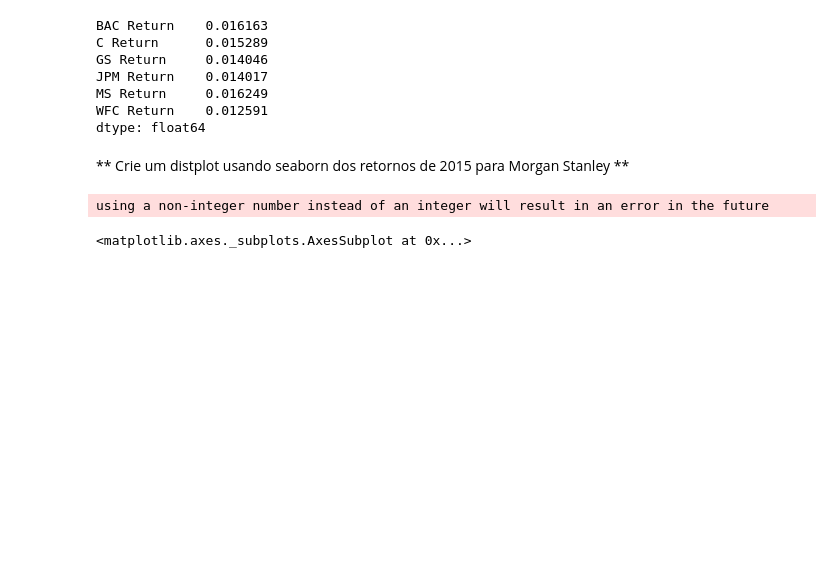
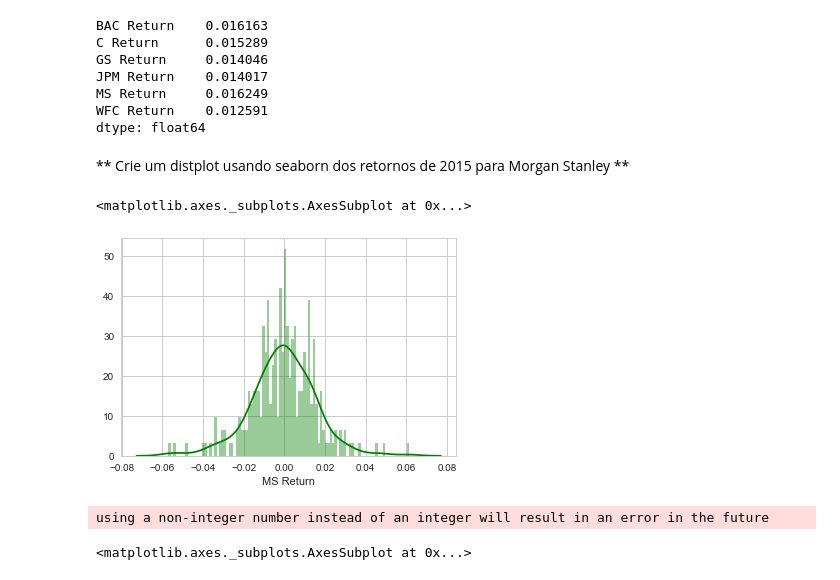
Before and after one commit to jonatasleon/data-science-py, a Jupyter notebook: apostilas/4. Projetos de dados/Projeto de dados de finanças.ipynb, the cells around one changed output. Drawn from its saved outputs; the diff is of its cells as text; code cells hidden in the pictures; blank space fills up the shorter version.

```diff
--- a/apostilas/4. Projetos de dados/Projeto de dados de finanças.ipynb
+++ b/apostilas/4. Projetos de dados/Projeto de dados de finanças.ipynb
@@ -313,6 +333,11 @@ WFC Return    0.012591
 dtype: float64
 # %% [markdown]
 ** Crie um distplot usando seaborn dos retornos de 2015 para Morgan Stanley **
+# %%
+sns.distplot(returns.loc['2015-01-01':'2015-12-31']['MS Return'], bins=100, color='g')
+# %% [output]
+<matplotlib.axes._subplots.AxesSubplot at 0x...>
+[figure, added]
 # %%
 # %% [output]
 using a non-integer number instead of an integer will result in an error in the future
```
Also changed, not shown: parts of 10 cells of this notebook.
